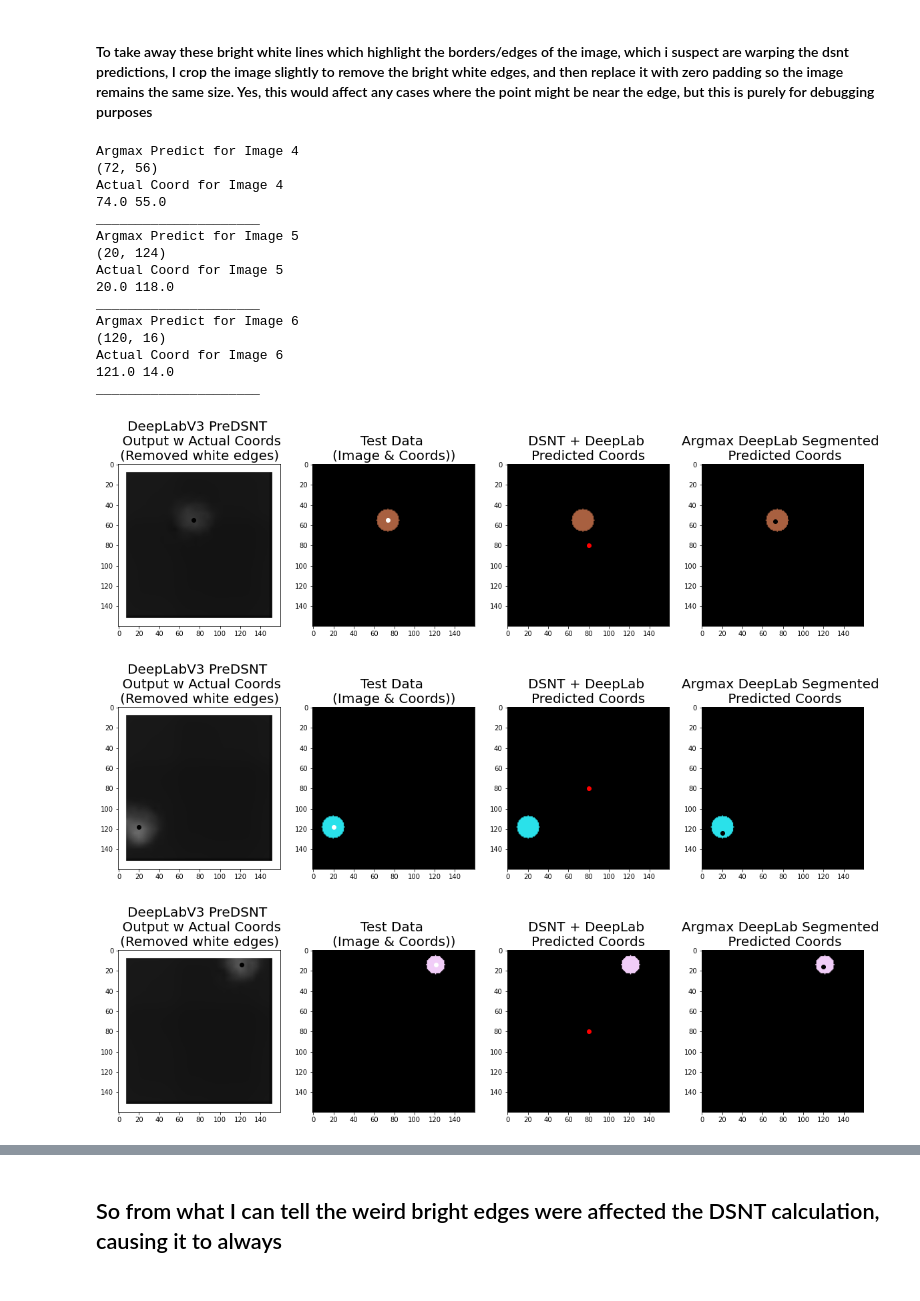
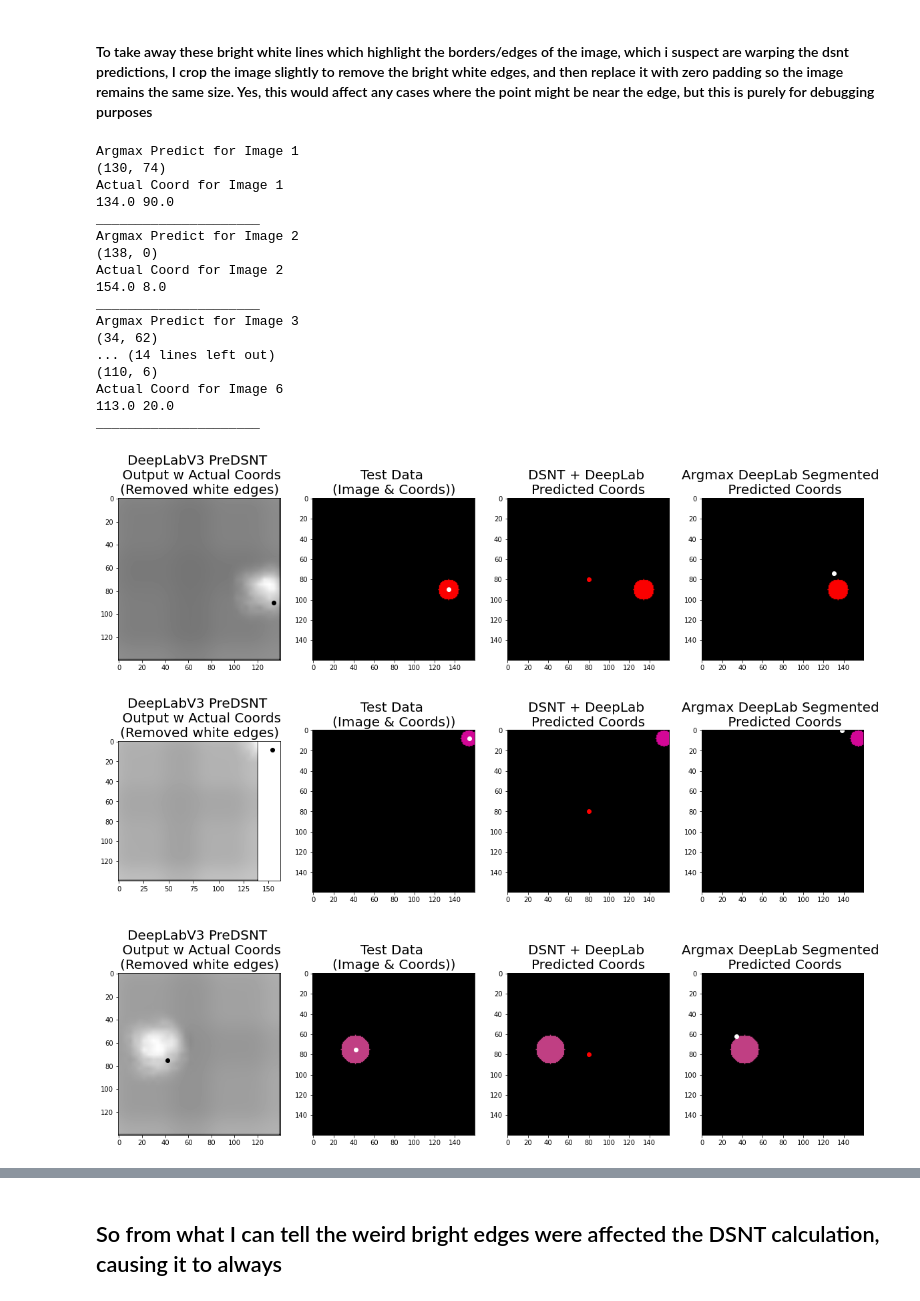
Before and after one commit to pourzand/Facial-Landmark-Detection-with-Deeplabv3-DSNT, a Jupyter notebook: sandbox.ipynb, the cells around one changed output, grey strips where cells are left out. Saved outputs shown, nothing was run; the diff lists cells and outputs as text; code cells hidden in the pictures.

```diff
--- a/sandbox.ipynb
+++ b/sandbox.ipynb
@@ -483,12 +483,11 @@ def deeplabv3_plus(input_shape=(96,96,1),out_stride=16,num_classes=15):
 	x = Activation("sigmoid",name='last')(x)
 
 	print("TYPE OF X {}".format(type(x)))
-	x[:] = x[:][8:152, 8:152]
-	paddings = tf.constant([[1,0],[2,4],[3,4]])
-	x[:] = tf.pad(x[:],paddings, "CONSTANT")
-	x = tf.keras.layers.Lambda(lambda x: x, name="lastlast")(x)
+	x = tf.keras.layers.Cropping2D(cropping=((10, 10), (10, 10)),name="crop")(x)
 
-
+	print("post-Crop {}".format(x.shape))
+	# paddings = tf.constant([[1,0],[2,4],[3,4]])
+	# x[:] = tf.pad(x[:],paddings, "CONSTANT")
 
 
 # 	norm_heatmap, coords = dsnt(x)
@@ -496,7 +495,11 @@ def deeplabv3_plus(input_shape=(96,96,1),out_stride=16,num_classes=15):
 # 	print("\nshape of normalized heatmap {}".format(norm_heatmap.shape))
 # 	print("\nshape of coordinates {}".format (coords.shape))
 
+	# x = tf.keras.layers.Lambda(lambda x: dsnt(x, 'softmax')[1])(x)
 	x = tf.keras.layers.Lambda(lambda x: dsnt(x, 'softmax')[1])(x)
+
+	print("post-Lambda {}".format(x.shape))
+
 	model=Model(img_input,x)
 
 	# print(type(model))
@@ -616,7 +625,7 @@ model.compile(optimizer='adam',
 model.fit(train_images, train_targets, batch_size=16, epochs=25, callbacks=[callback])
 
 inputs = model.input
-outputs= model.get_layer('last').output
+outputs= model.get_layer('crop').output
 
 pureDLV3 = Model(inputs,outputs)
 # %% [output]
@@ -712,56 +702,58 @@ for numImage in range(3,6):
 # %% [markdown]
 #### To take away these bright white lines which highlight the borders/edges of the image, which i suspect are warping the dsnt predictions, I crop the image slightly to remove the bright white edges, and then replace it with zero padding so the image remains the same size. Yes, this would affect any cases where the point might be near the edge, but this is purely for debugging purposes
 # %%
-for numImage in range(3,6):
+for numImage in range(0,6):
     f, ax = plt.subplots(1, 4, figsize=(20,20))
-    tempArr = newPredicts[numImage][0][8:152, 8:152]
-    tempArr = np.pad(tempArr, 8,constant_values = 0.0011) # the value of 0.0011 just makes it more visible to see the heatmap
-    tempArr *= 1
+    # tempArr = newPredicts[numImage][0][8:152, 8:152]
+    # tempArr = np.pad(tempArr, 8,constant_values = 0.0011) # the value of 0.0011 just makes it more visible to see the heatmap
+    # tempArr *= 1
 
     # used to be (newPredicts[numImage][0])
-    ax[0].imshow(tempArr,cmap="gray")
+    ax[0].imshow(newPredicts[numImage][0],cmap="gray")
     ax[0].scatter((160 * test_targets[numImage][0][0]),(160 * test_targets[numImage][0][1]),c = 'black')
     ax[0].set_title( "DeepLabV3 PreDSNT \n Output w Actual Coords\n(Removed white edges)", fontsize=20)
 
 
     ax[1].imshow(test_images[numImage].astype('uint8'))
     ax[1].scatter((160 * test_targets[numImage][0][0]),(160 * test_targets[numImage][0][1]),c = 'white')
     ax[1].set_title( "Test Data \n(Image & Coords))", fontsize=20)
 
 
     ax[2].imshow(test_images[numImage].astype('uint8'))
     ax[2].scatter((160 * actPredicts[numImage][0][0]),(160 * actPredicts[numImage][0][1]),c = 'red')
     ax[2].set_title( "DSNT + DeepLab \nPredicted Coords", fontsize=20)
 
-    tempArr[10:150, 10:150] *= 10 # Just so we can make sure the highlighted parts of output have the greatest value
+    # tempArr[10:150, 10:150] *= 10 # Just so we can make sure the highlighted parts of output have the greatest value
 
-    tempCoords = np.unravel_index(np.argmax(tempArr, axis=None), tempArr.shape,order='F')
+    tempCoords = np.unravel_index(np.argmax(newPredicts[numImage][0], axis=None), newPredicts[numImage][0].shape,order='F')
 
     ax[3].imshow(test_images[numImage].astype('uint8'))
-    ax[3].scatter((tempCoords[0]),(tempCoords[1]),c = 'black')
+    ax[3].scatter((tempCoords[0]),(tempCoords[1]),c = 'white')
     ax[3].set_title( "Argmax DeepLab Segmented \n Predicted Coords", fontsize=20)
 
     print("Argmax Predict for Image {}".format(numImage+1))
-    print(np.unravel_index(np.argmax(tempArr, axis=None), tempArr.shape,order='F'))
+    print(np.unravel_index(np.argmax(newPredicts[numImage][0], axis=None), newPredicts[numImage][0].shape,order='F'))
     print("Actual Coord for Image {}".format(numImage+1))
     print((160 * test_targets[numImage][0][0]),(160 * test_targets[numImage][0][1]))
     print("_____________________")
 # %% [output]
-Argmax Predict for Image 4
-(72, 56)
-Actual Coord for Image 4
-74.0 55.0
+Argmax Predict for Image 1
+(130, 74)
+Actual Coord for Image 1
+134.0 90.0
 _____________________
-Argmax Predict for Image 5
-(20, 124)
-Actual Coord for Image 5
-20.0 118.0
+Argmax Predict for Image 2
+(138, 0)
+Actual Coord for Image 2
+154.0 8.0
 _____________________
-Argmax Predict for Image 6
-(120, 16)
+Argmax Predict for Image 3
+(34, 62)
+... (14 lines left out)
+(110, 6)
 Actual Coord for Image 6
-121.0 14.0
+113.0 20.0
 _____________________
-[figure, old version]
+[figure, new version]
-[figure, old version]
+[figure, new version]
-[figure, old version]
+[figure, new version]
```
Also changed, not shown: parts of 10 cells of this notebook, 3 other files.
